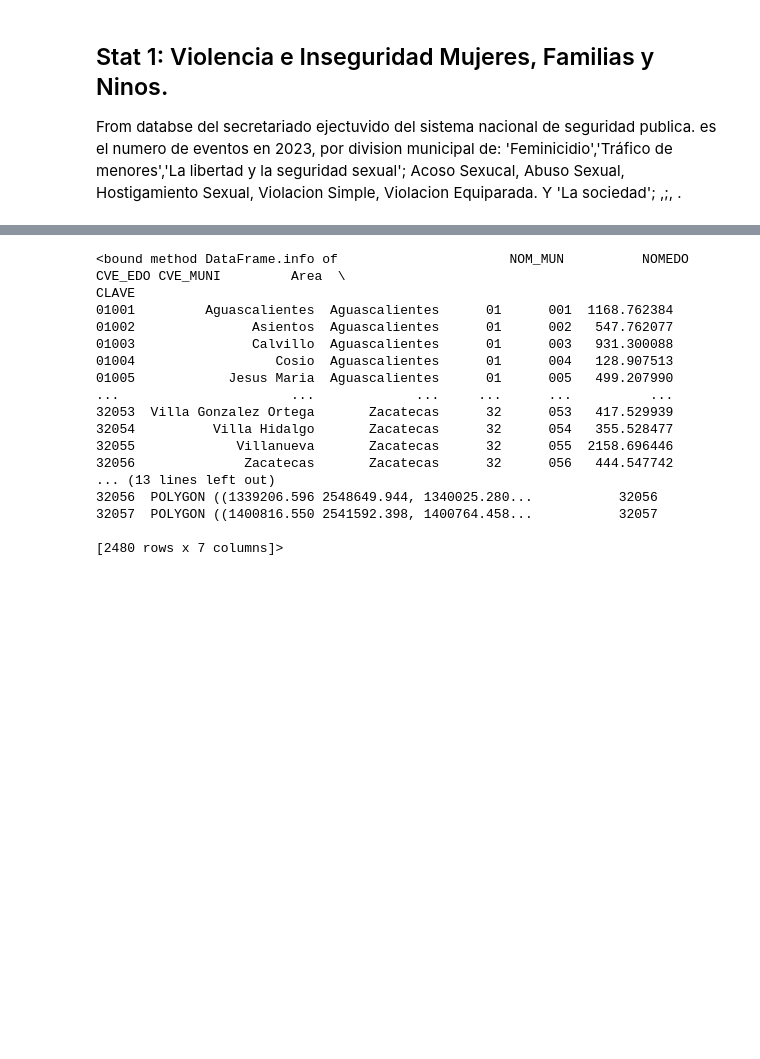
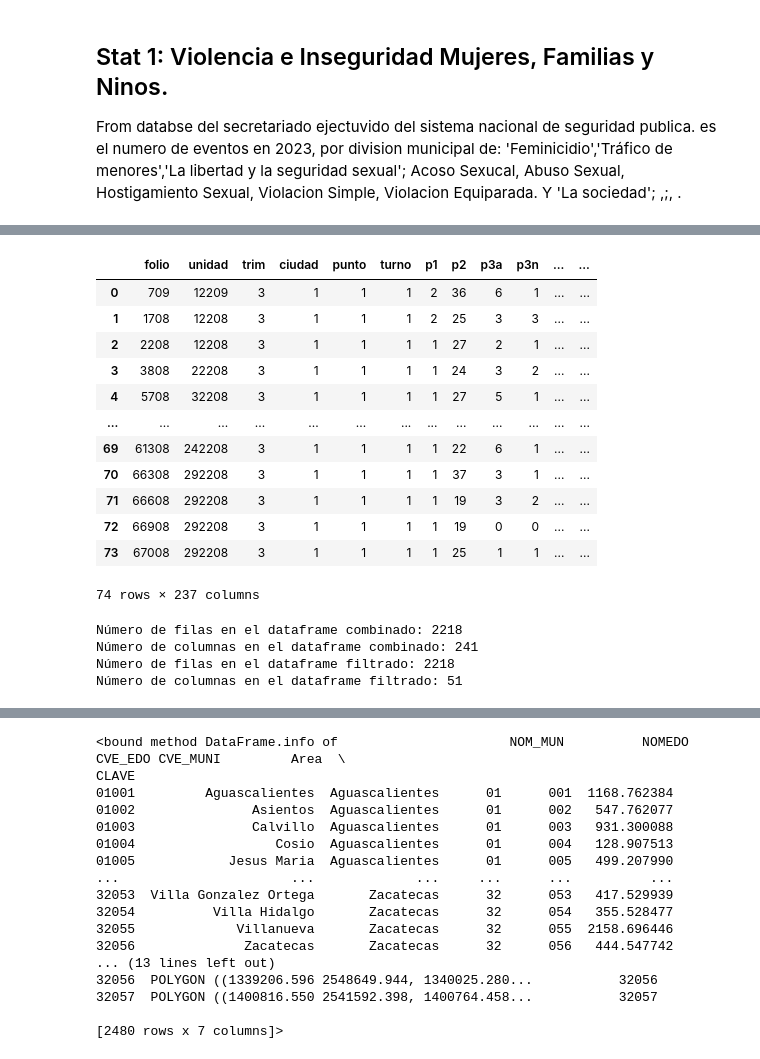
Before and after one commit to puriarter21/Mapa_Migracion_Irregular_Mexico, a Jupyter notebook: 1. Mapas/1. Mapas/Metodo_1/areas/areas and risk zone.ipynb, the cells around one changed output, grey strips where cells are left out. Saved outputs shown, nothing was run; the diff lists cells and outputs as text; code cells hidden in the pictures; blank space fills up the shorter version.

```diff
--- a/1. Mapas/1. Mapas/Metodo_1/areas/areas and risk zone.ipynb
+++ b/1. Mapas/1. Mapas/Metodo_1/areas/areas and risk zone.ipynb
@@ -93,0 +86,7 @@ risk2023['Violencia_normalizada'] = (risk2023['Violencia'] - min_val) / (max_val
+# %%
+emifdevgua1 = pd.read_csv("C:\\Users\puria\\Mapa_Migracion_Irregular_Mexico\\1. Mapas\\3.datos\\2. datos_estadisticos\\3. risks\\EMIF-Devueltos\\Guate-Julio-Septiembre 2022.csv")
+emifdevgua2 = pd.read_csv("C:\\Users\puria\\Mapa_Migracion_Irregular_Mexico\\1. Mapas\\3.datos\\2. datos_estadisticos\\3. risks\\EMIF-Devueltos\\Guate-Octubre-Noviembre 2022.csv")
+emifdevhon1 = pd.read_csv("C:\\Users\puria\\Mapa_Migracion_Irregular_Mexico\\1. Mapas\\3.datos\\2. datos_estadisticos\\3. risks\\EMIF-Devueltos\\hon-Julio-Septiembre 2022.csv")
+emifdevhon2 = pd.read_csv("C:\\Users\puria\\Mapa_Migracion_Irregular_Mexico\\1. Mapas\\3.datos\\2. datos_estadisticos\\3. risks\\EMIF-Devueltos\\hon-Octubre-Noviembre 2022.csv")
+emifdevsal1 = pd.read_csv("C:\\Users\puria\\Mapa_Migracion_Irregular_Mexico\\1. Mapas\\3.datos\\2. datos_estadisticos\\3. risks\\EMIF-Devueltos\\sal-Julio-Septiembre 2022.csv")
+emifdevsal2 = pd.read_csv("C:\\Users\puria\\Mapa_Migracion_Irregular_Mexico\\1. Mapas\\3.datos\\2. datos_estadisticos\\3. risks\\EMIF-Devueltos\\sal-Octubre-Noviembre 2022.csv")
@@ -93,0 +167,34 @@ risk2023['Violencia_normalizada'] = (risk2023['Violencia'] - min_val) / (max_val
+# %%
+emifdevhon1
+# %% [output]
+|  | folio | unidad | trim | ciudad | punto | turno | p1 | p2 | p3a | p3n | ... | ... |
+| 0 | 709 | 12209 | 3 | 1 | 1 | 1 | 2 | 36 | 6 | 1 | ... | ... |
+| 1 | 1708 | 12208 | 3 | 1 | 1 | 1 | 2 | 25 | 3 | 3 | ... | ... |
+| 2 | 2208 | 12208 | 3 | 1 | 1 | 1 | 1 | 27 | 2 | 1 | ... | ... |
+| 3 | 3808 | 22208 | 3 | 1 | 1 | 1 | 1 | 24 | 3 | 2 | ... | ... |
+| 4 | 5708 | 32208 | 3 | 1 | 1 | 1 | 1 | 27 | 5 | 1 | ... | ... |
+| ... | ... | ... | ... | ... | ... | ... | ... | ... | ... | ... | ... | ... |
+| 69 | 61308 | 242208 | 3 | 1 | 1 | 1 | 1 | 22 | 6 | 1 | ... | ... |
+| 70 | 66308 | 292208 | 3 | 1 | 1 | 1 | 1 | 37 | 3 | 1 | ... | ... |
+| 71 | 66608 | 292208 | 3 | 1 | 1 | 1 | 1 | 19 | 3 | 2 | ... | ... |
+| 72 | 66908 | 292208 | 3 | 1 | 1 | 1 | 1 | 19 | 0 | 0 | ... | ... |
+| 73 | 67008 | 292208 | 3 | 1 | 1 | 1 | 1 | 25 | 1 | 1 | ... | ... |
+74 rows × 237 columns
+# %%
+# Concatenar los dataframes
+emifdev_combined = pd.concat([emifdevgua1, emifdevgua2, emifdevhon1, emifdevhon2, emifdevsal1, emifdevsal2])
+
+# Filtrar las columnas que comienzan con 'p34'
+columnas_p34 = [col for col in emifdev_combined.columns if col.startswith('p34')]
+ = emifdev_combined[columnas_p34]
+
+# Verificar el número de filas y columnas en el dataframe filtrado
+print(f"Número de filas en el dataframe combinado: {emifdev_combined.shape[0]}")
+print(f"Número de columnas en el dataframe combinado: {emifdev_combined.shape[1]}")
+print(f"Número de filas en el dataframe filtrado: {emifdev_filtrado.shape[0]}")
+print(f"Número de columnas en el dataframe filtrado: {emifdev_filtrado.shape[1]}")
+# %% [output]
+Número de filas en el dataframe combinado: 2218
+Número de columnas en el dataframe combinado: 241
+Número de filas en el dataframe filtrado: 2218
+Número de columnas en el dataframe filtrado: 51
```
Also changed, not shown: parts of 35 cells of this notebook, 12 other files.
